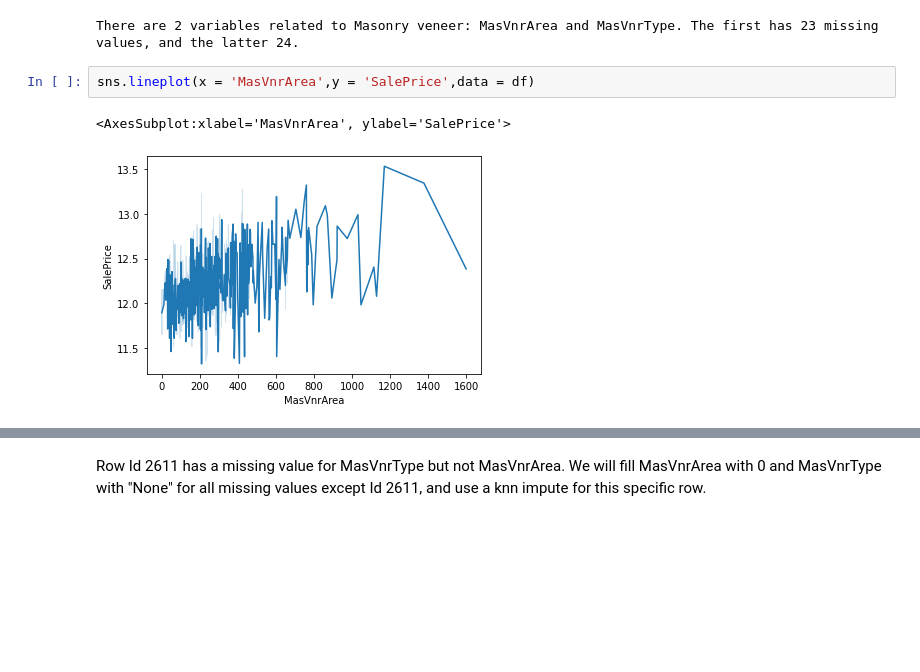
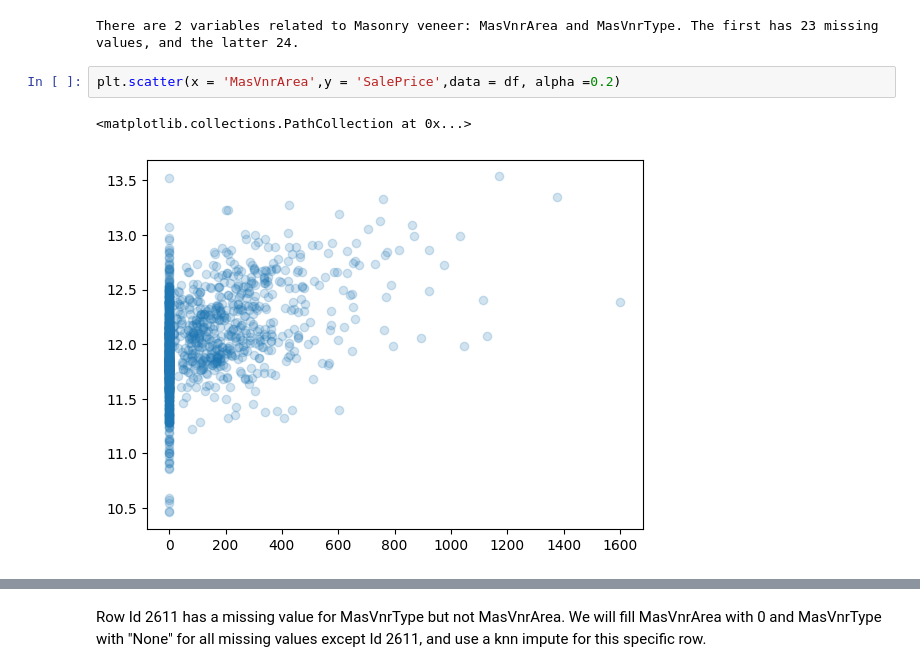
Before and after one commit to jmballard/Kaggle_HousePrice, a Jupyter notebook: analysis_notebook.ipynb, the cells around one changed output, grey strips where cells are left out. Drawn from its saved outputs; the diff is of its cells as text; blank space fills up the shorter version.

```diff
--- a/analysis_notebook.ipynb
+++ b/analysis_notebook.ipynb
@@ -442,10 +438,10 @@ print(f"There are 2 variables related to Masonry veneer: MasVnrArea and MasVnrTy
 # %% [output]
 There are 2 variables related to Masonry veneer: MasVnrArea and MasVnrType. The first has 23 missing values, and the latter 24.
 # %%
-sns.lineplot(x = 'MasVnrArea',y = 'SalePrice',data = df)
+plt.scatter(x = 'MasVnrArea',y = 'SalePrice',data = df, alpha =0.2)
 # %% [output]
-<AxesSubplot:xlabel='MasVnrArea', ylabel='SalePrice'>
+<matplotlib.collections.PathCollection at 0x...>
-[figure, old version]
+[figure, new version]
 # %%
 sns.boxplot(
     x = 'MasVnrType',
```
Also changed, not shown: parts of 31 cells of this notebook.
